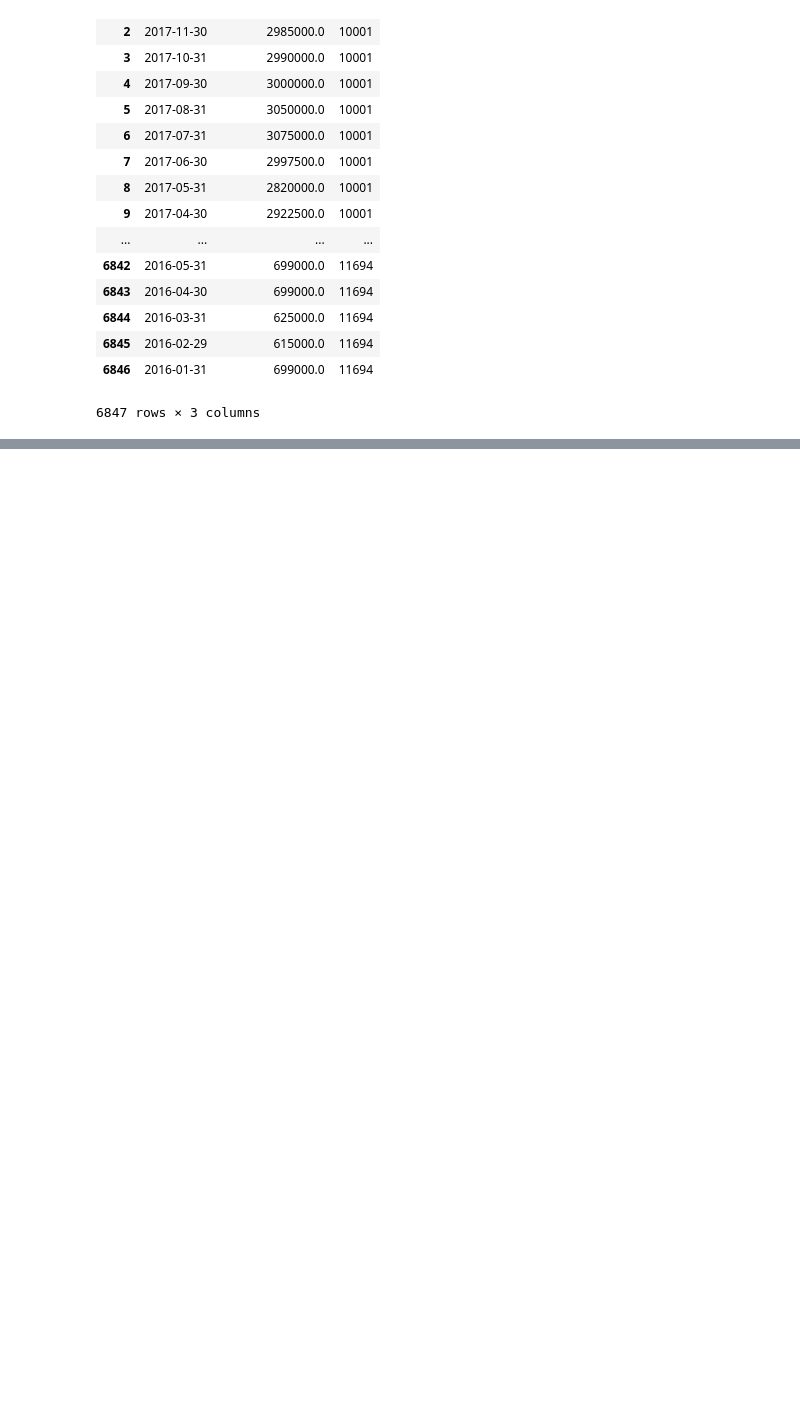
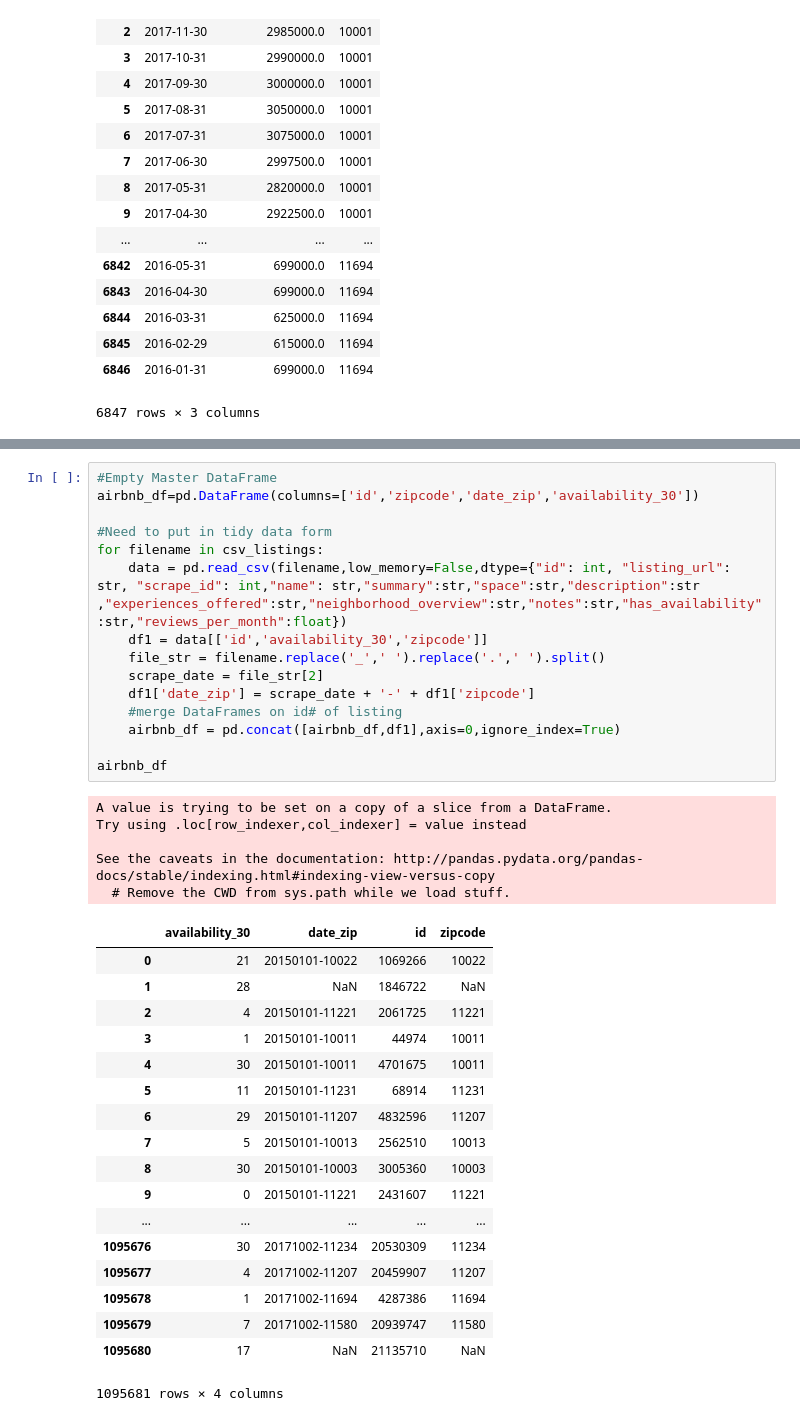
Before and after one commit to csignature/springboard-projects, a Jupyter notebook: Capstone_01/airbnb-capstone.ipynb, the cells around one changed output, grey strips where cells are left out. Drawn from its saved outputs; the diff is of its cells as text; blank space fills up the shorter version.

Commit message:
airbnb listing tidy data reformat

```diff
--- a/Capstone_01/airbnb-capstone.ipynb
+++ b/Capstone_01/airbnb-capstone.ipynb
@@ -143,3 +142,42 @@ See the caveats in the documentation: http://pandas.pydata.org/pandas-docs/stabl
 | 125457 | 196499 | NaN | NaN | NaN | NaN | NaN | NaN | NaN | NaN | NaN | ... |
 | 125458 | 78232 | NaN | NaN | NaN | NaN | NaN | NaN | NaN | NaN | NaN | ... |
 125459 rows × 61 columns
+# %%
+#Empty Master DataFrame
+airbnb_df=pd.DataFrame(columns=['id','zipcode','date_zip','availability_30'])
+
+#Need to put in tidy data form
+for filename in csv_listings:
+    data = pd.read_csv(filename,low_memory=False,dtype={"id": int, "listing_url": str, "scrape_id": int,"name": str,"summary":str,"space":str,"description":str ,"experiences_offered":str,"neighborhood_overview":str,"notes":str,"has_availability":str,"reviews_per_month":float})
+    df1 = data[['id','availability_30','zipcode']]
+    file_str = filename.replace('_',' ').replace('.',' ').split()
+    scrape_date = file_str[2]
+    df1['date_zip'] = scrape_date + '-' + df1['zipcode']
+    #merge DataFrames on id# of listing
+    airbnb_df = pd.concat([airbnb_df,df1],axis=0,ignore_index=True)
+
+airbnb_df
+# %% [output]
+A value is trying to be set on a copy of a slice from a DataFrame.
+Try using .loc[row_indexer,col_indexer] = value instead
+
+See the caveats in the documentation: http://pandas.pydata.org/pandas-docs/stable/indexing.html#indexing-view-versus-copy
+  # Remove the CWD from sys.path while we load stuff.
+|  | availability_30 | date_zip | id | zipcode |
+| 0 | 21 | 20150101-10022 | 1069266 | 10022 |
+| 1 | 28 | NaN | 1846722 | NaN |
+| 2 | 4 | 20150101-11221 | 2061725 | 11221 |
+| 3 | 1 | 20150101-10011 | 44974 | 10011 |
+| 4 | 30 | 20150101-10011 | 4701675 | 10011 |
+| 5 | 11 | 20150101-11231 | 68914 | 11231 |
+| 6 | 29 | 20150101-11207 | 4832596 | 11207 |
+| 7 | 5 | 20150101-10013 | 2562510 | 10013 |
+| 8 | 30 | 20150101-10003 | 3005360 | 10003 |
+| 9 | 0 | 20150101-11221 | 2431607 | 11221 |
+| ... | ... | ... | ... | ... |
+| 1095676 | 30 | 20171002-11234 | 20530309 | 11234 |
+| 1095677 | 4 | 20171002-11207 | 20459907 | 11207 |
+| 1095678 | 1 | 20171002-11694 | 4287386 | 11694 |
+| 1095679 | 7 | 20171002-11580 | 20939747 | 11580 |
+| 1095680 | 17 | NaN | 21135710 | NaN |
+1095681 rows × 4 columns
```
Also changed, not shown: parts of 1 cell of this notebook.
